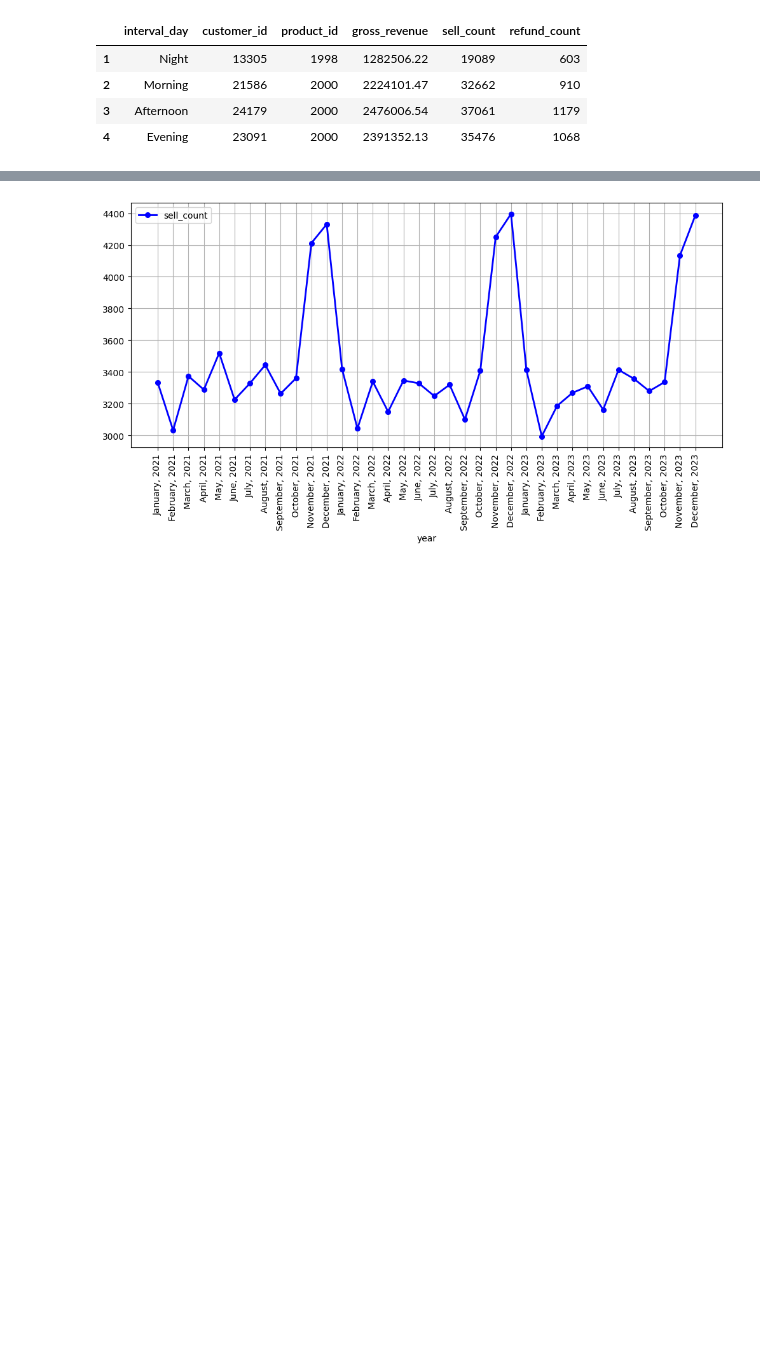
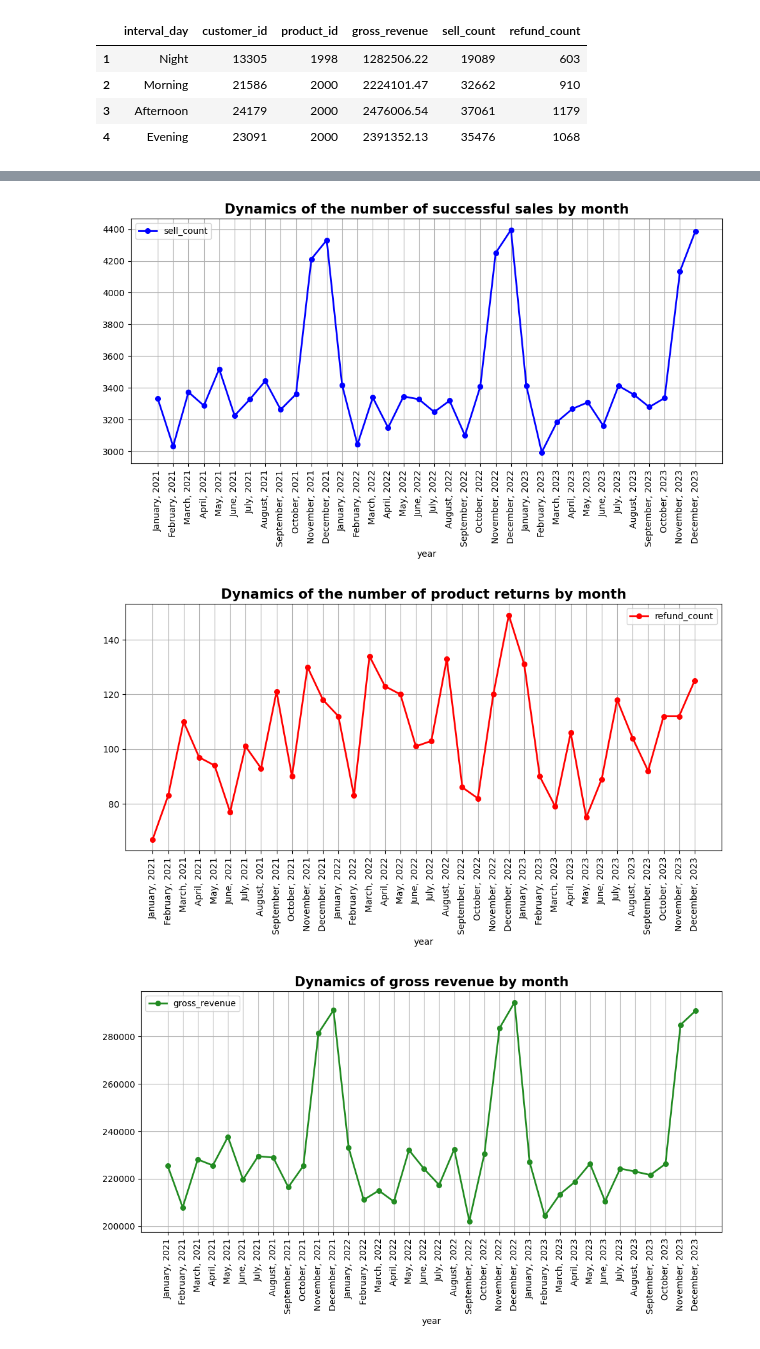
Before and after one commit to abdyrahym-begenjov/kaggle-data-analysis, a Jupyter notebook: Marketing & E-Commerce/e-commerce.ipynb, the cells around one changed output, grey strips where cells are left out. Saved outputs shown, nothing was run; the diff lists cells and outputs as text; code cells hidden in the pictures; blank space fills up the shorter version.

```diff
--- a/Marketing & E-Commerce/e-commerce.ipynb
+++ b/Marketing & E-Commerce/e-commerce.ipynb
@@ -347,12 +421,12 @@ display(group_df2.head(20))
 # %%
+my_colors_pack=['#1a8cff', '#00bfa5', '#ff5252', '#aeea00', '#ff9100', "#1b00cb", '#78909c']
 fig, axes=plt.subplots(2, 2, figsize=(12, 10))
-df2_pie1=group_df2.groupby('country', as_index=False)['customer_id'].count()
-axes[0, 0].pie(df2_pie1['customer_id'], labels=df2_pie1['country'], autopct='%1.1f%%')
-df2_pie2=group_df2.groupby('age_status', as_index=False)['customer_id'].count()
-axes[0, 1].pie(df2_pie2['customer_id'], labels=df2_pie2['age_status'], autopct='%1.1f%%')
-df2_pie3=group_df2.groupby('gender', as_index=False)['customer_id'].count()
-axes[1, 0].pie(df2_pie3['customer_id'], labels=df2_pie3['gender'], autopct='%1.1f%%')
-df2_pie4=group_df2.groupby('loyalty_tier', as_index=False)['customer_id'].count()
-axes[1, 1].pie(df2_pie4['customer_id'], labels=df2_pie4['loyalty_tier'], autopct='%1.1f%%')
+lst=['country', 'age_status', 'gender', 'loyalty_tier']
+for idx, row in zip(product([0, 1], range(2)), lst):
+    df2_pie=group_df2.groupby(row, as_index=False)['customer_id'].count()
+    axes[idx[0], idx[1]].pie(df2_pie['customer_id'], labels=df2_pie[row], colors=my_colors_pack, autopct='%1.1f%%')
+    axes[idx[0], idx[1]].set_title(row.replace('_', ' ').title(), fontsize=15, style='italic')
+plt.suptitle('Customer base analysis', fontsize=20, fontweight='bold')
+plt.tight_layout()
 plt.show()
 # %% [output]
@@ -652,11 +774,19 @@ display(df4_interval_result)
 # %%
 line1=group_df4.groupby(['year', 'month', 'month_idx'], as_index=False)[['sell_count', 'refund_count', 'gross_revenue']].sum()
 line1=line1.sort_values(by=['year', 'month_idx'])
 line1['year']=line1['month'].str.cat(line1['year'].astype('str'), sep=', ')
 line1=line1.drop(['month_idx', 'month'], axis=1)
-line1.plot(kind='line', x='year', y='sell_count', figsize=(12, 5), color='blue', linewidth=2, marker='o', markersize=5.5)
-plt.grid()
-plt.xticks(range(len(line1)), line1['year'], rotation=90)
-plt.show()
+line1_graphic_parameters=[
+    ('sell_count', 'blue', 'the number of successful sales'),
+    ('refund_count', 'red', 'the number of product returns'),
+    ('gross_revenue', 'forestgreen', 'gross revenue')]
+for row, graphic_color, fragment in line1_graphic_parameters:
+    line1.plot(kind='line', x='year', y=row, figsize=(12, 5), color=graphic_color, linewidth=2, marker='o', markersize=5.5)
+    plt.title(f'Dynamics of {fragment} by month', fontsize=15, fontweight='bold')
+    plt.grid()
+    plt.xticks(range(len(line1)), line1['year'], rotation=90)
+    plt.show()
 # %% [output]
-[figure, old version]
+[figure, new version]
+[figure, added]
+[figure, added]
```
Also changed, not shown: parts of 52 cells of this notebook.
